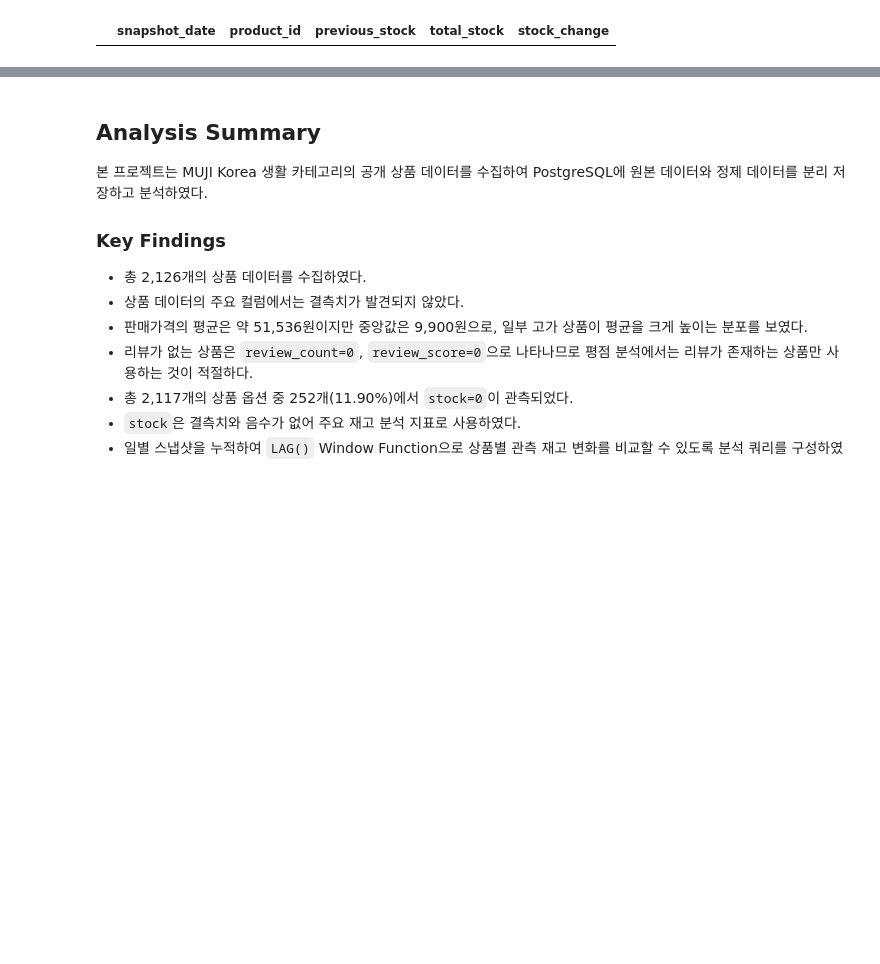
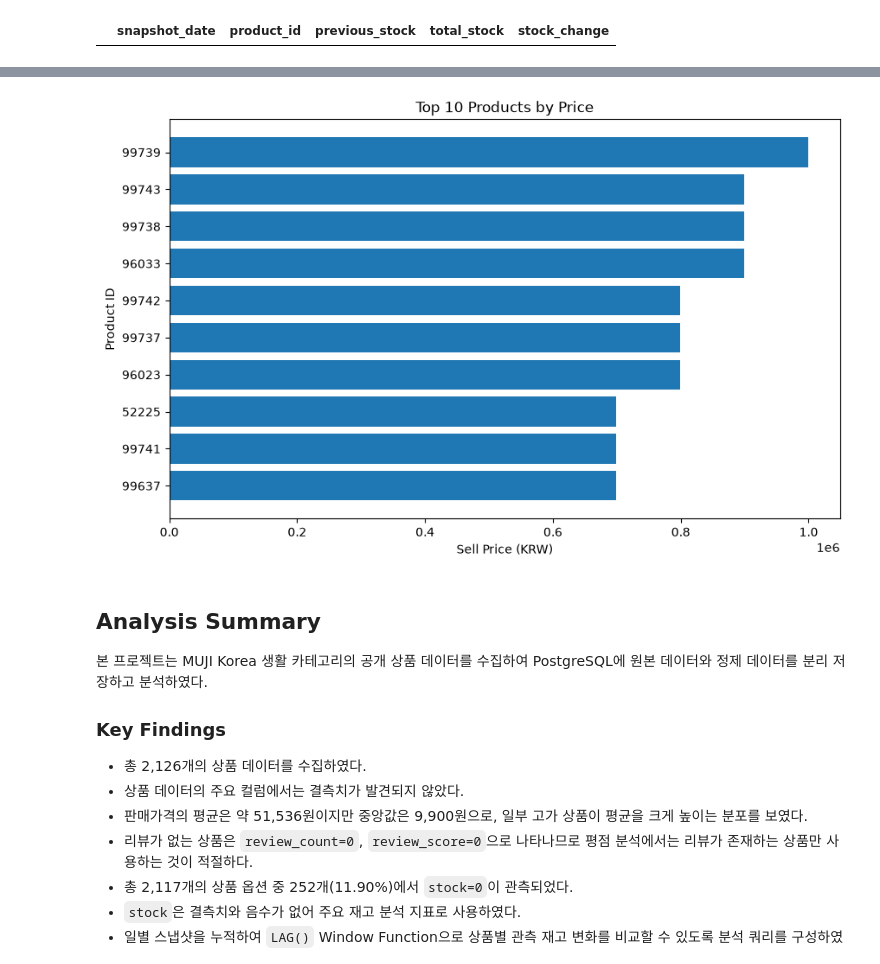
Before and after one commit to 5aro/project_03, a Jupyter notebook: notebooks/muji_analysis.ipynb, the cells around one changed output, grey strips where cells are left out. Drawn from its saved outputs; the diff is of its cells as text; code cells hidden in the pictures; blank space fills up the shorter version.

```diff
--- a/notebooks/muji_analysis.ipynb
+++ b/notebooks/muji_analysis.ipynb
@@ -645,3 +662,28 @@ PostgreSQL의 `LAG()` Window Function을 사용하여 상품별 현재 관측
 현재는 한 날짜의 스냅샷만 존재하여 비교 결과가 없다.
 두 번째 날짜부터 `stock_change`를 통해 일별 관측 재고 변화를 분석할 수 있다.
 재고 감소는 실제 판매량으로 해석하지 않는다.
+# %%
+## 18. Product Price Ranking with RANK()
+price_rank_query = """
+SELECT
+    product_id,
+    product_name,
+    sell_price,
+    RANK() OVER (
+        ORDER BY sell_price DESC
+    ) AS price_rank
+FROM muji_products
+WHERE snapshot_date = (
+    SELECT MAX(snapshot_date)
+    FROM muji_products
+)
+ORDER BY price_rank
+LIMIT 20;
+"""
+
+price_rank = pd.read_sql(
+    price_rank_query,
+    conn,
+)
+
+price_rank
@@ -648,3 +708,23 @@ PostgreSQL의 `LAG()` Window Function을 사용하여 상품별 현재 관측
+# %%
+## 19. Price Ranking Visualization
+top_price = price_rank.head(10).copy()
+
+plt.figure(figsize=(10, 6))
+
+plt.barh(
+    top_price["product_id"].astype(str),
+    top_price["sell_price"],
+)
+
+plt.title("Top 10 Products by Price")
+plt.xlabel("Sell Price (KRW)")
+plt.ylabel("Product ID")
+
+plt.gca().invert_yaxis()
+
+plt.show()
+# %% [output]
+[figure, added]
 # %% [markdown]
 ## Analysis Summary
 
```
Also changed, not shown: parts of 30 cells of this notebook, 1 other file.
